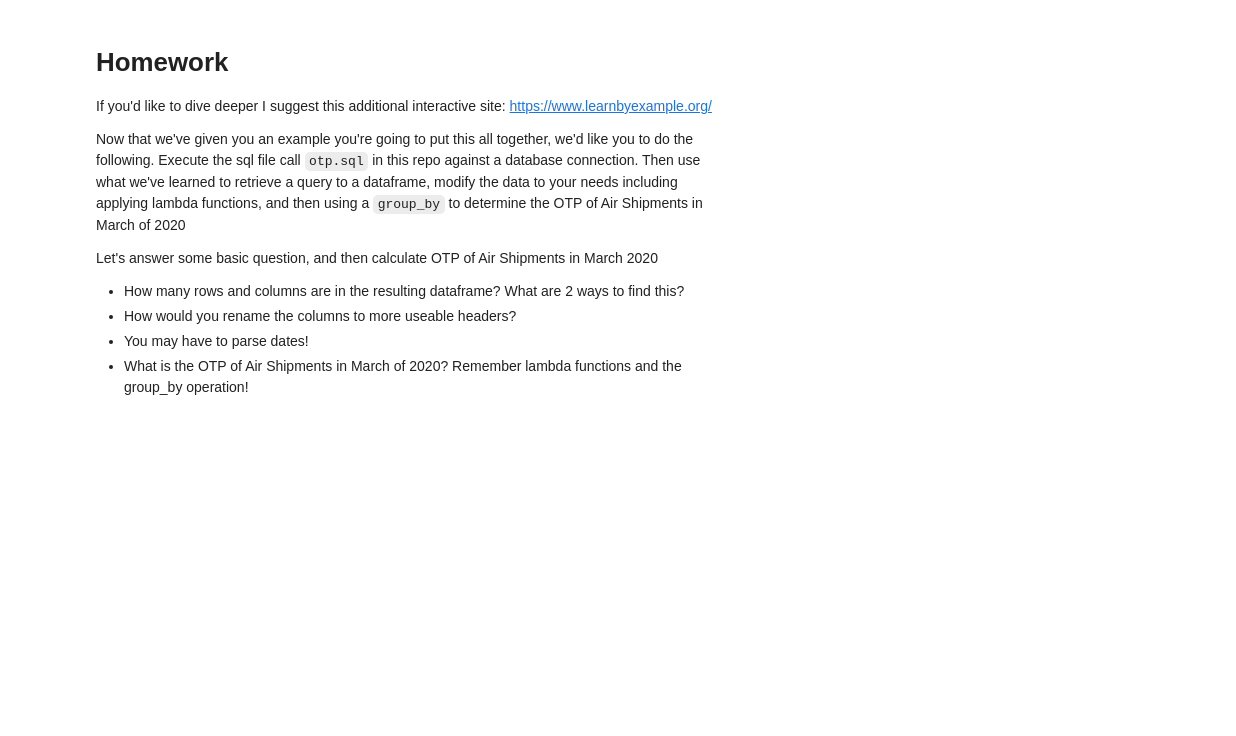
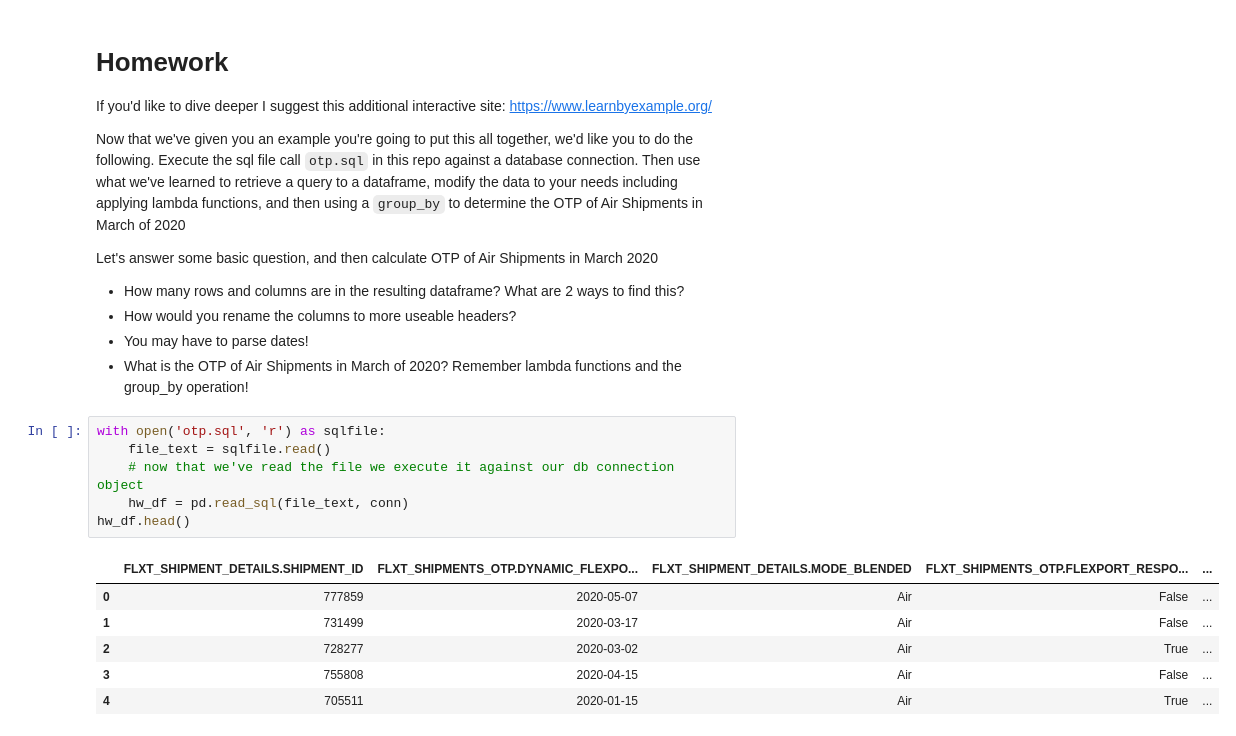
Before and after one commit to Per48edjes/Misc-DA-Prob-Stat, a Jupyter notebook: Lesson_1/Python_1/data_structure_101.ipynb, the cells around one changed output. Saved outputs shown, nothing was run; the diff lists cells and outputs as text; blank space fills up the shorter version.

```diff
--- a/Lesson_1/Python_1/data_structure_101.ipynb
+++ b/Lesson_1/Python_1/data_structure_101.ipynb
@@ -458,3 +452,16 @@ Let's answer some basic question, and then calculate OTP of Air Shipments in Mar
         <li>You may have to parse dates!</li>
 <li>What is the OTP of Air Shipments in March of 2020? Remember lambda functions and the group_by operation!</li>
 </ul>
+# %%
+with open('otp.sql', 'r') as sqlfile:
+    file_text = sqlfile.read()
+    # now that we've read the file we execute it against our db connection object
+    hw_df = pd.read_sql(file_text, conn)
+hw_df.head()
+# %% [output]
+|  | FLXT_SHIPMENT_DETAILS.SHIPMENT_ID | FLXT_SHIPMENTS_OTP.DYNAMIC_FLEXPO... | FLXT_SHIPMENT_DETAILS.MODE_BLENDED | FLXT_SHIPMENTS_OTP.FLEXPORT_RESPO... | ... |
+| 0 | 777859 | 2020-05-07 | Air | False | ... |
+| 1 | 731499 | 2020-03-17 | Air | False | ... |
+| 2 | 728277 | 2020-03-02 | Air | True | ... |
+| 3 | 755808 | 2020-04-15 | Air | False | ... |
+| 4 | 705511 | 2020-01-15 | Air | True | ... |
```
Also changed, not shown: parts of 8 cells of this notebook.
